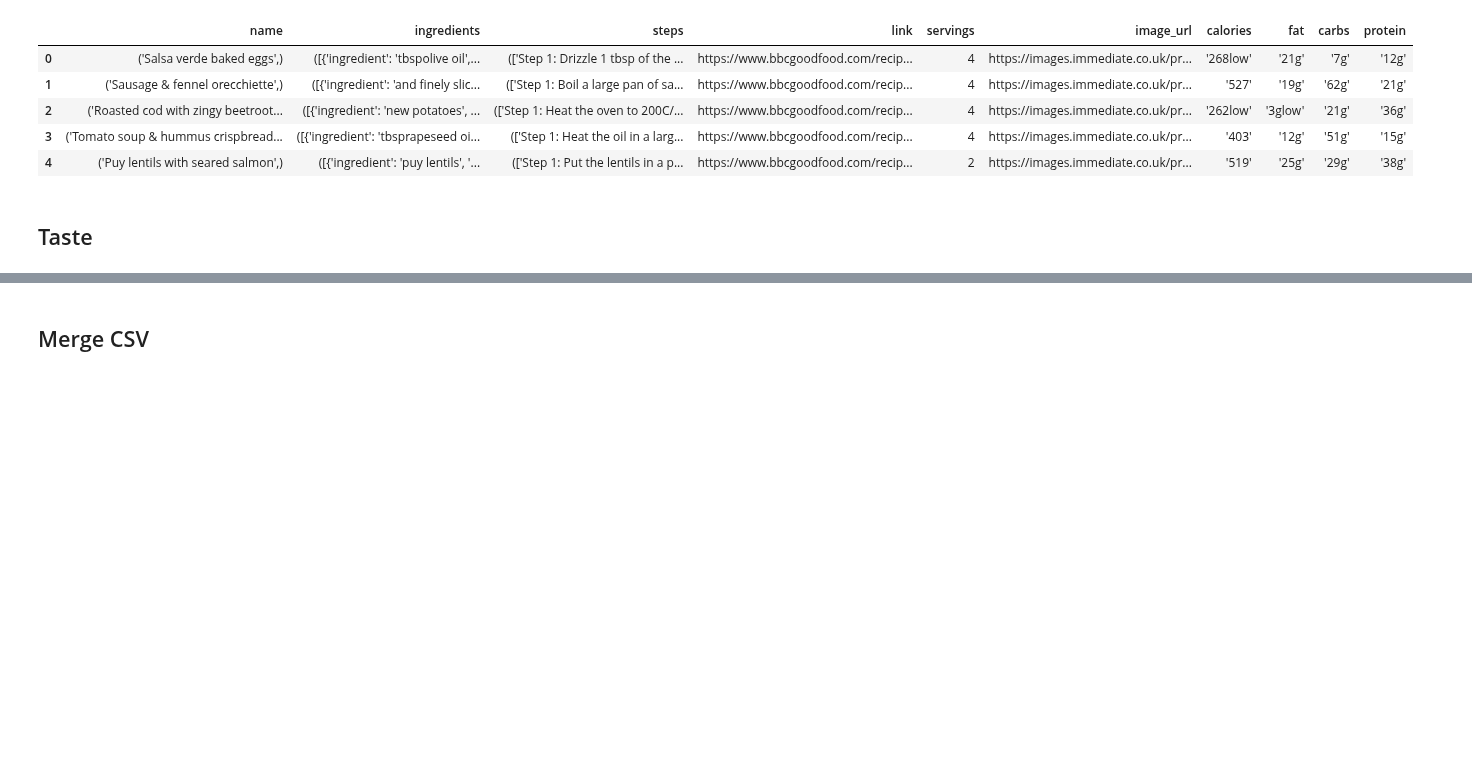
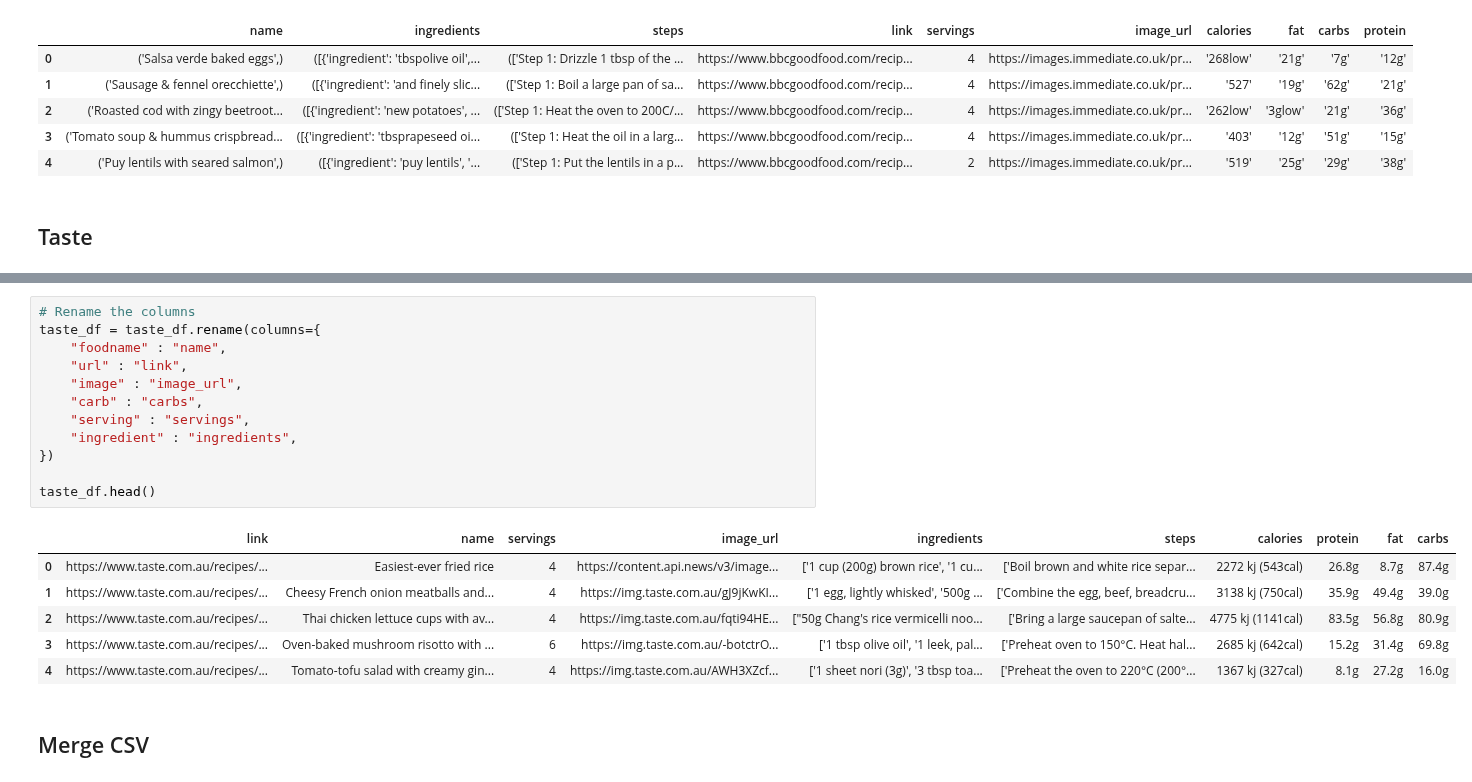
Before and after one commit to DaC00KIE/BDA-Ian-ngecarry, a Jupyter notebook: RecommenderSystem.ipynb, the cells around one changed output, grey strips where cells are left out. Cells and saved outputs as stored; diff of their text form; blank space fills up the shorter version.

```diff
--- a/RecommenderSystem.ipynb
+++ b/RecommenderSystem.ipynb
@@ -132,3 +145,22 @@ taste_df.head()
+# %%
+# Rename the columns
+taste_df = taste_df.rename(columns={
+    "foodname" : "name",
+    "url" : "link",
+    "image" : "image_url",
+    "carb" : "carbs",
+    "serving" : "servings",
+    "ingredient" : "ingredients",
+})
+
+taste_df.head()
+# %% [output]
+|  | link | name | servings | image_url | ingredients | steps | calories | protein | fat | carbs |
+| 0 | https://www.taste.com.au/recipes/... | Easiest-ever fried rice | 4 | https://content.api.news/v3/image... | ['1 cup (200g) brown rice', '1 cu... | ['Boil brown and white rice separ... | 2272 kj (543cal) | 26.8g | 8.7g | 87.4g |
+| 1 | https://www.taste.com.au/recipes/... | Cheesy French onion meatballs and... | 4 | https://img.taste.com.au/gJ9jKwKI... | ['1 egg, lightly whisked', '500g ... | ['Combine the egg, beef, breadcru... | 3138 kj (750cal) | 35.9g | 49.4g | 39.0g |
+| 2 | https://www.taste.com.au/recipes/... | Thai chicken lettuce cups with av... | 4 | https://img.taste.com.au/fqti94HE... | ["50g Chang's rice vermicelli noo... | ['Bring a large saucepan of salte... | 4775 kj (1141cal) | 83.5g | 56.8g | 80.9g |
+| 3 | https://www.taste.com.au/recipes/... | Oven-baked mushroom risotto with ... | 6 | https://img.taste.com.au/-botctrO... | ['1 tbsp olive oil', '1 leek, pal... | ['Preheat oven to 150°C. Heat hal... | 2685 kj (642cal) | 15.2g | 31.4g | 69.8g |
+| 4 | https://www.taste.com.au/recipes/... | Tomato-tofu salad with creamy gin... | 4 | https://img.taste.com.au/AWH3XZcf... | ['1 sheet nori (3g)', '3 tbsp toa... | ['Preheat the oven to 220°C (200°... | 1367 kj (327cal) | 8.1g | 27.2g | 16.0g |
 # %% [markdown]
 ## Merge CSV
 # %%
```
Also changed, not shown: parts of 6 cells of this notebook, 2 other files.
